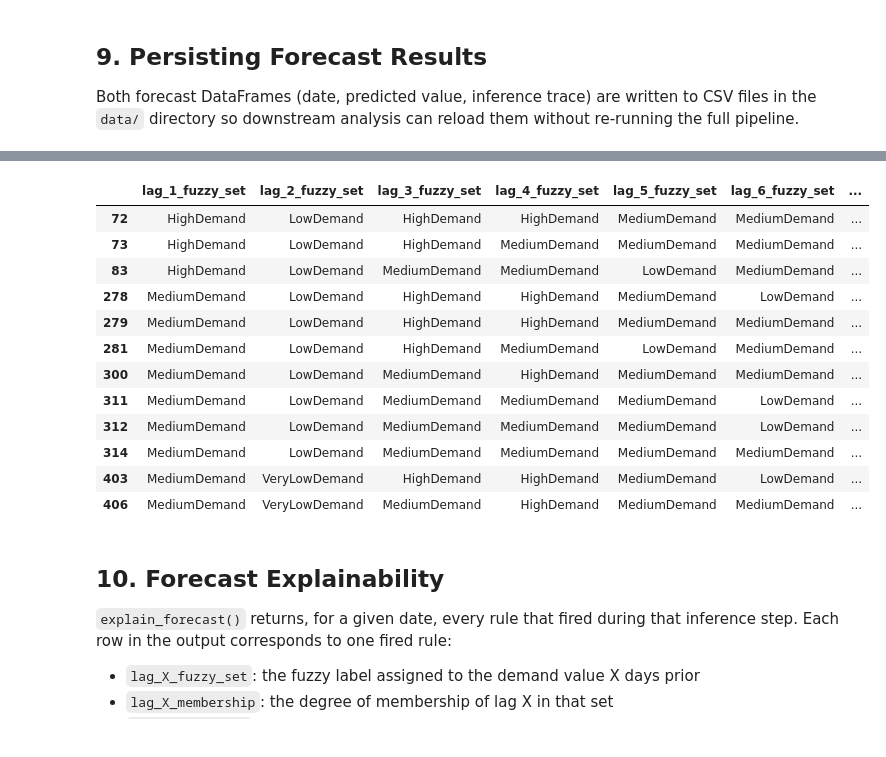
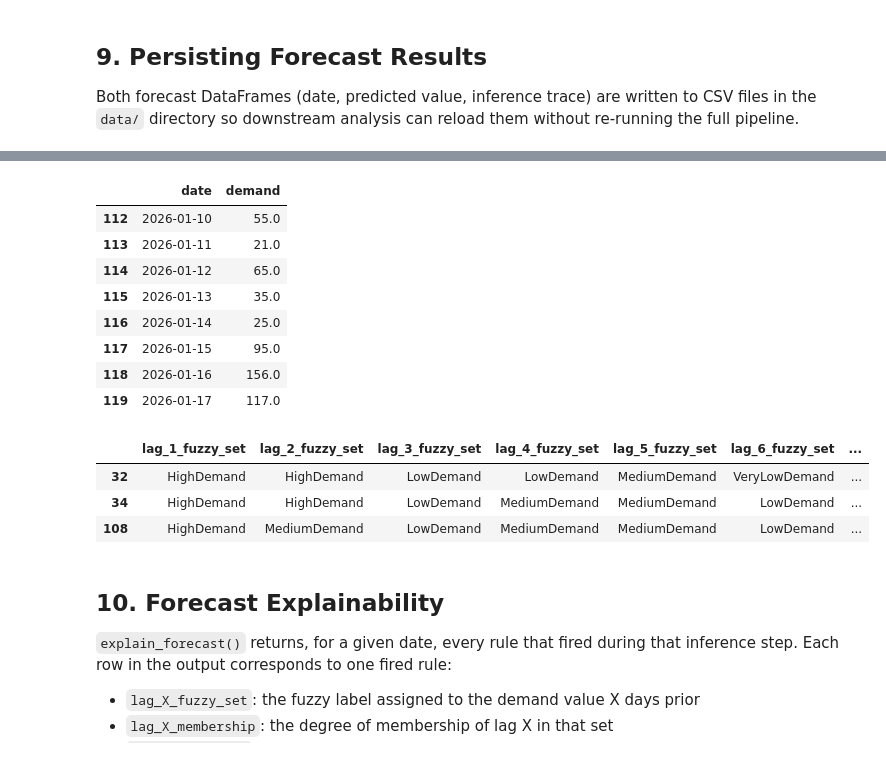
Before and after one commit to IvankaiKrisztian/Szakdolgozat, a Jupyter notebook: data/Main.ipynb, the cells around one changed output, grey strips where cells are left out. Saved outputs shown, nothing was run; the diff lists cells and outputs as text; code cells hidden in the pictures.

```diff
--- a/data/Main.ipynb
+++ b/data/Main.ipynb
@@ -370,0 +439,2 @@ moving_average_forecast.to_csv("moving_average_forecast.csv")
+# %%
+fuzzy_model_forecast['rules_fired'] = fuzzy_model_forecast['explanation'].apply(len)
@@ -371,19 +449,22 @@ moving_average_forecast.to_csv("moving_average_forecast.csv")
+# %%
+test_data[test_data['date'].between('2026-01-10','2026-01-17')]
+# %% [output]
+|  | date | demand |
+| 112 | 2026-01-10 | 55.0 |
+| 113 | 2026-01-11 | 21.0 |
+| 114 | 2026-01-12 | 65.0 |
+| 115 | 2026-01-13 | 35.0 |
+| 116 | 2026-01-14 | 25.0 |
+| 117 | 2026-01-15 | 95.0 |
+| 118 | 2026-01-16 | 156.0 |
+| 119 | 2026-01-17 | 117.0 |
 # %%
-explain_forecast(fuzzy_model_forecast, '2025-09-30')
+explain_forecast(fuzzy_model_forecast, '2026-01-17')
 # %% [output]
 |  | lag_1_fuzzy_set | lag_2_fuzzy_set | lag_3_fuzzy_set | lag_4_fuzzy_set | lag_5_fuzzy_set | lag_6_fuzzy_set | ... |
-| 72 | HighDemand | LowDemand | HighDemand | HighDemand | MediumDemand | MediumDemand | ... |
-| 73 | HighDemand | LowDemand | HighDemand | MediumDemand | MediumDemand | MediumDemand | ... |
-| 83 | HighDemand | LowDemand | MediumDemand | MediumDemand | LowDemand | MediumDemand | ... |
-| 278 | MediumDemand | LowDemand | HighDemand | HighDemand | MediumDemand | LowDemand | ... |
-| 279 | MediumDemand | LowDemand | HighDemand | HighDemand | MediumDemand | MediumDemand | ... |
-| 281 | MediumDemand | LowDemand | HighDemand | MediumDemand | LowDemand | MediumDemand | ... |
-| 300 | MediumDemand | LowDemand | MediumDemand | HighDemand | MediumDemand | MediumDemand | ... |
-| 311 | MediumDemand | LowDemand | MediumDemand | MediumDemand | MediumDemand | LowDemand | ... |
-| 312 | MediumDemand | LowDemand | MediumDemand | MediumDemand | MediumDemand | LowDemand | ... |
-| 314 | MediumDemand | LowDemand | MediumDemand | MediumDemand | MediumDemand | MediumDemand | ... |
-| 403 | MediumDemand | VeryLowDemand | HighDemand | HighDemand | MediumDemand | LowDemand | ... |
-| 406 | MediumDemand | VeryLowDemand | MediumDemand | HighDemand | MediumDemand | MediumDemand | ... |
+| 32 | HighDemand | HighDemand | LowDemand | LowDemand | MediumDemand | VeryLowDemand | ... |
+| 34 | HighDemand | HighDemand | LowDemand | MediumDemand | MediumDemand | LowDemand | ... |
+| 108 | HighDemand | MediumDemand | LowDemand | MediumDemand | MediumDemand | LowDemand | ... |
 # %% [markdown]
 ## 10. Forecast Explainability
 
```
Also changed, not shown: parts of 18 cells of this notebook, 8 other files.
